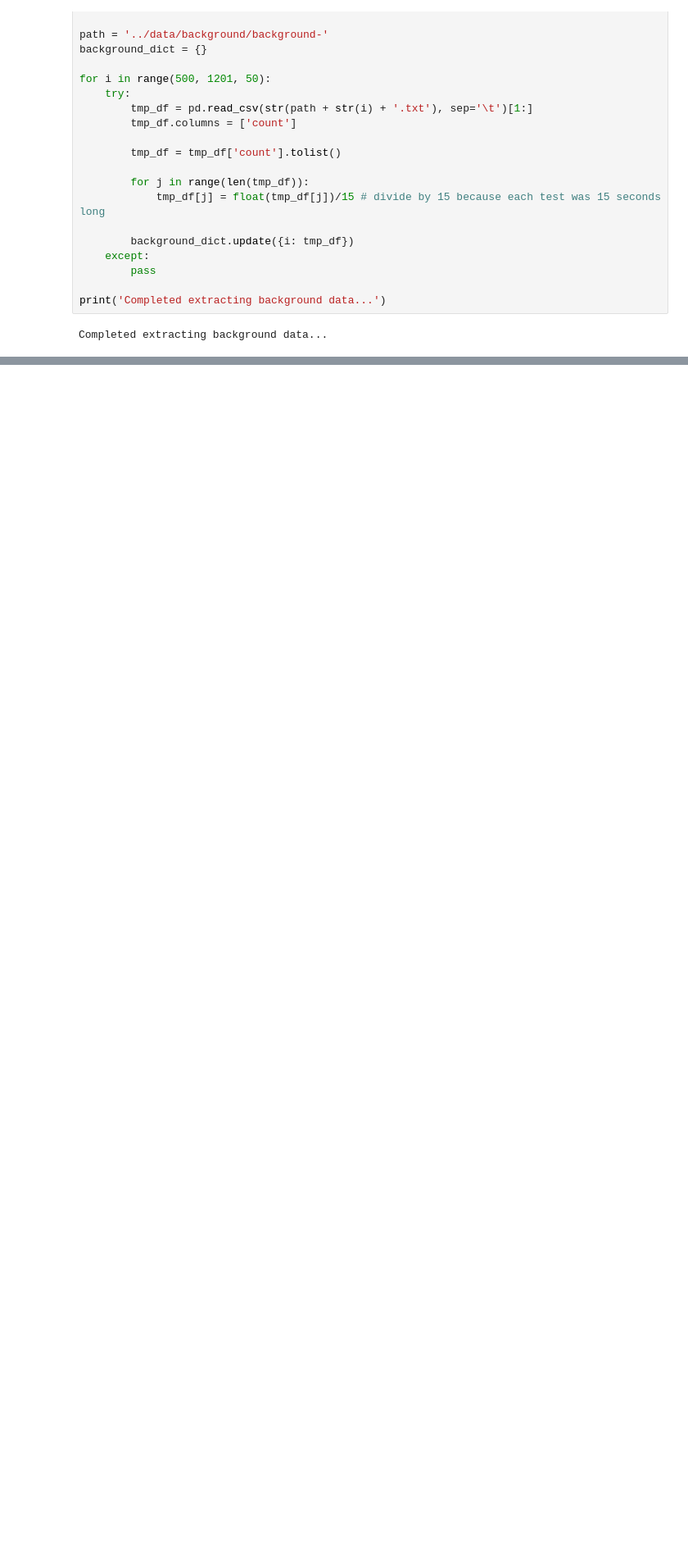
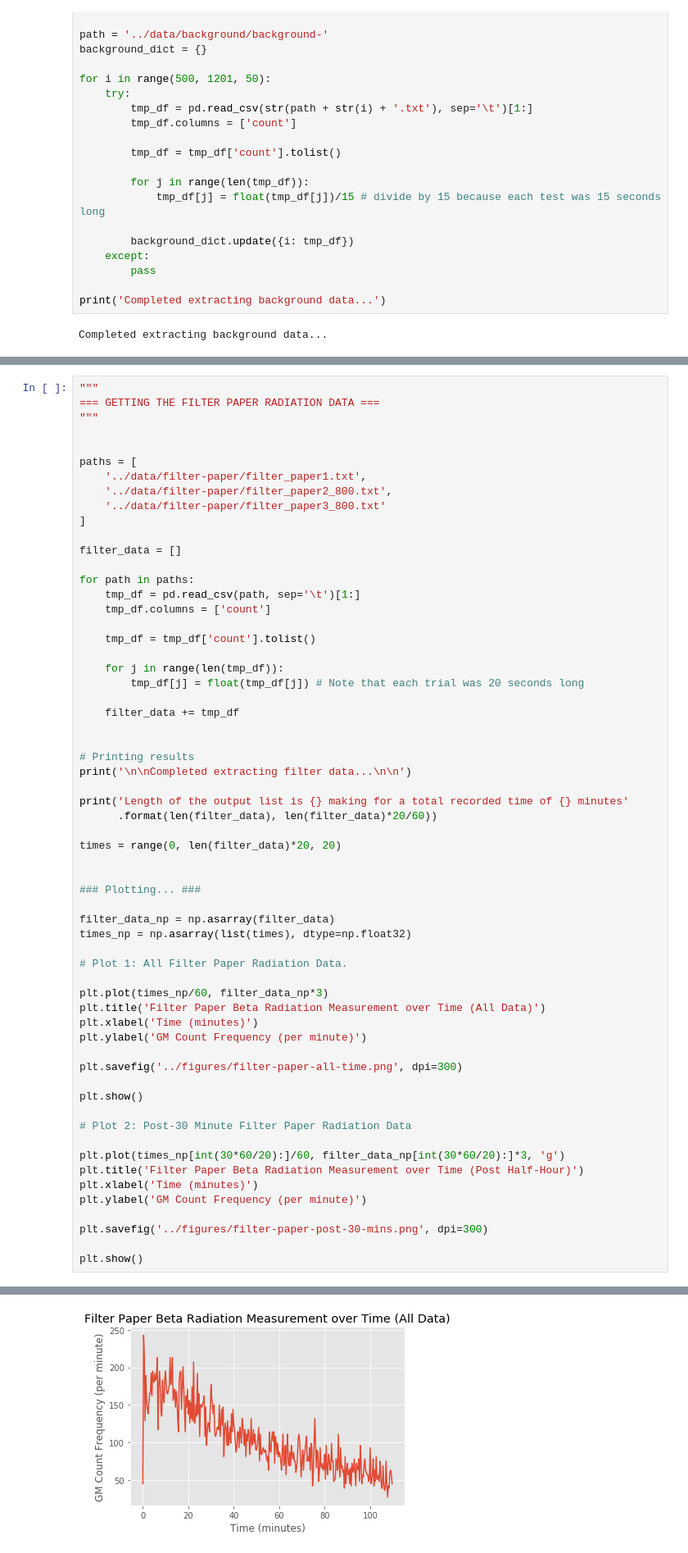
Before and after one commit to amanb2000/Radioactivity_Analysis, a Jupyter notebook: notebooks/Radioactivity_In_Air.ipynb, the cells around one changed output, grey strips where cells are left out. Shown at 82% size. Saved outputs shown, nothing was run; the diff lists cells and outputs as text; blank space fills up the shorter version.

Commit message:
Complete data analysis up to part 1.5

```diff
--- a/notebooks/Radioactivity_In_Air.ipynb
+++ b/notebooks/Radioactivity_In_Air.ipynb
@@ -167,0 +375,62 @@ plt.show()
+# %%
+"""
+=== GETTING THE FILTER PAPER RADIATION DATA ===
+"""
+
+
+paths = [
+    '../data/filter-paper/filter_paper1.txt',
+    '../data/filter-paper/filter_paper2_800.txt',
+    '../data/filter-paper/filter_paper3_800.txt'
+]
+
+filter_data = []
+
+for path in paths:
+    tmp_df = pd.read_csv(path, sep='\t')[1:]
+    tmp_df.columns = ['count']
+
+    tmp_df = tmp_df['count'].tolist()
+
+    for j in range(len(tmp_df)):
+        tmp_df[j] = float(tmp_df[j]) # Note that each trial was 20 seconds long
+
+    filter_data += tmp_df
+
+
+# Printing results
+print('\n\nCompleted extracting filter data...\n\n')
+
+print('Length of the output list is {} making for a total recorded time of {} minutes'
+      .format(len(filter_data), len(filter_data)*20/60))
+
+times = range(0, len(filter_data)*20, 20)
+
+
+### Plotting... ###
+
+filter_data_np = np.asarray(filter_data)
+times_np = np.asarray(list(times), dtype=np.float32)
+
+# Plot 1: All Filter Paper Radiation Data.
+
+plt.plot(times_np/60, filter_data_np*3)
+plt.title('Filter Paper Beta Radiation Measurement over Time (All Data)')
+plt.xlabel('Time (minutes)')
+plt.ylabel('GM Count Frequency (per minute)')
+
+plt.savefig('../figures/filter-paper-all-time.png', dpi=300)
+
+plt.show()
+
+# Plot 2: Post-30 Minute Filter Paper Radiation Data
+
+plt.plot(times_np[int(30*60/20):]/60, filter_data_np[int(30*60/20):]*3, 'g')
+plt.title('Filter Paper Beta Radiation Measurement over Time (Post Half-Hour)')
+plt.xlabel('Time (minutes)')
+plt.ylabel('GM Count Frequency (per minute)')
+
+plt.savefig('../figures/filter-paper-post-30-mins.png', dpi=300)
+
+plt.show()
+# %% [output]
@@ -167,0 +441 @@ plt.show()
+[figure, added]
```
Also changed, not shown: parts of 9 cells of this notebook, 5 other files.
